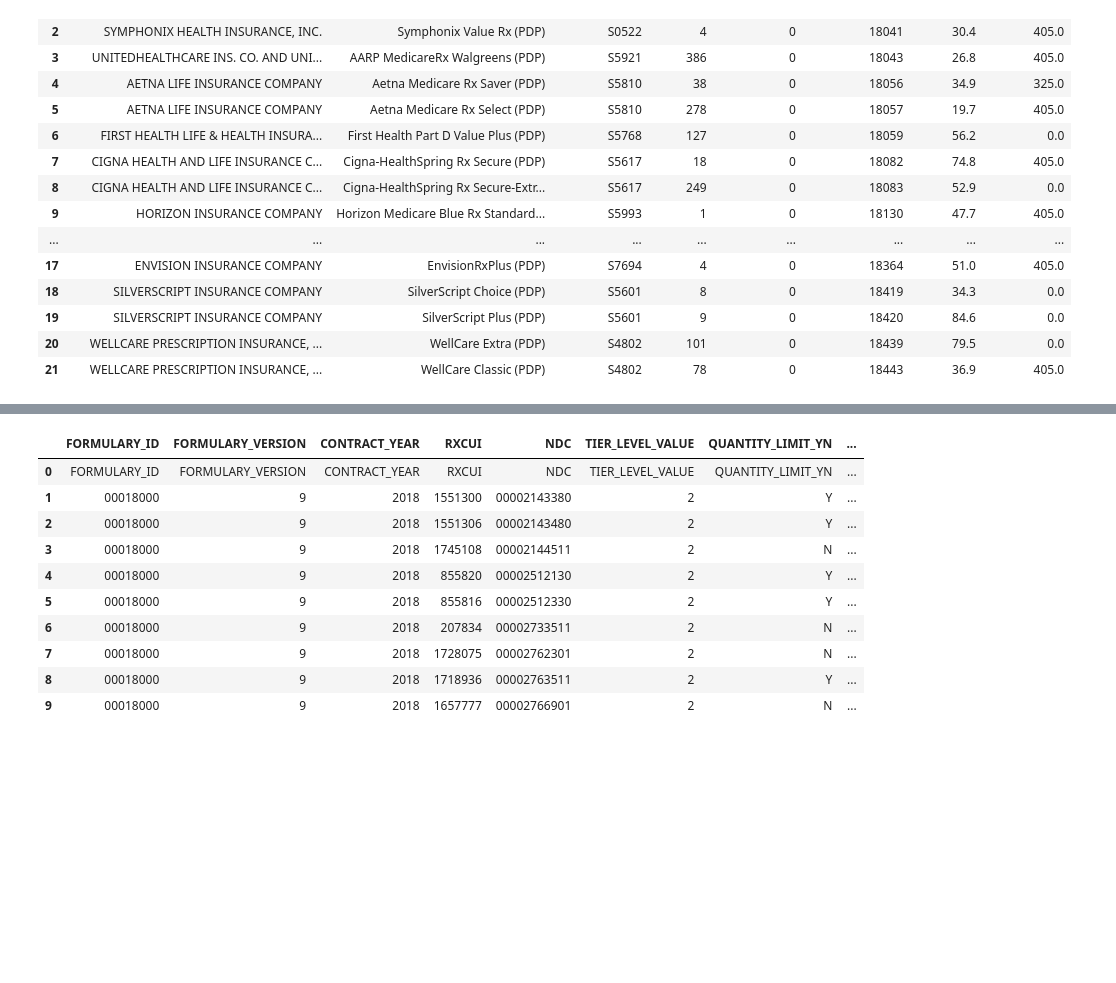
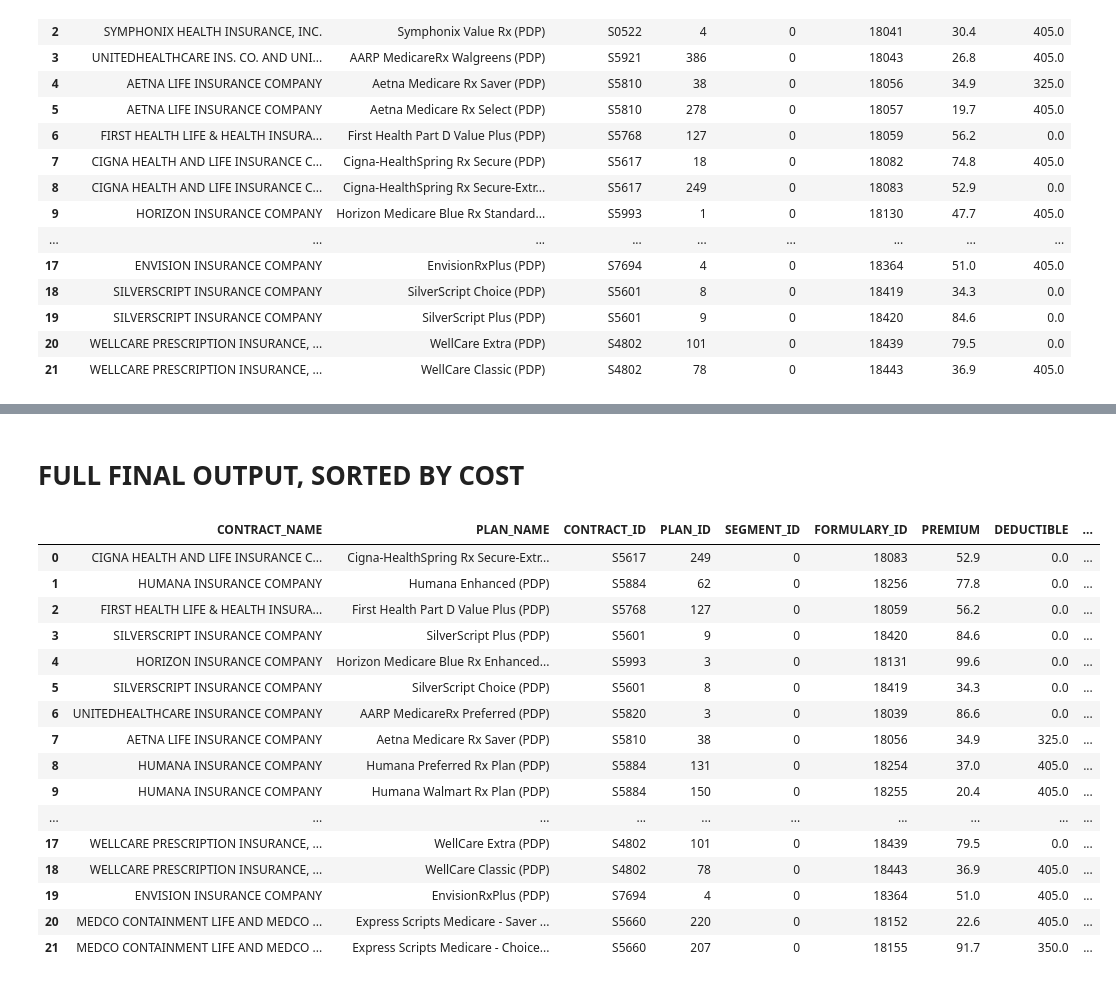
Before and after one commit to khayyamsaleem/medaccess, a Jupyter notebook: src/PDP_FINDER.ipynb, the cells around one changed output, grey strips where cells are left out. Cells and saved outputs as stored; diff of their text form; code cells hidden in the pictures; blank space fills up the shorter version.

```diff
--- a/src/PDP_FINDER.ipynb
+++ b/src/PDP_FINDER.ipynb
@@ -176,14 +217,23 @@ for key in user_generics:
-# %%
-pd.read_sql("select * from FORMULARY_DATA limit 10",conn)
-# %% [output]
-|  | FORMULARY_ID | FORMULARY_VERSION | CONTRACT_YEAR | RXCUI | NDC | TIER_LEVEL_VALUE | QUANTITY_LIMIT_YN | ... |
-| 0 | FORMULARY_ID | FORMULARY_VERSION | CONTRACT_YEAR | RXCUI | NDC | TIER_LEVEL_VALUE | QUANTITY_LIMIT_YN | ... |
-| 1 | 00018000 | 9 | 2018 | 1551300 | 00002143380 | 2 | Y | ... |
-| 2 | 00018000 | 9 | 2018 | 1551306 | 00002143480 | 2 | Y | ... |
-| 3 | 00018000 | 9 | 2018 | 1745108 | 00002144511 | 2 | N | ... |
-| 4 | 00018000 | 9 | 2018 | 855820 | 00002512130 | 2 | Y | ... |
-| 5 | 00018000 | 9 | 2018 | 855816 | 00002512330 | 2 | Y | ... |
-| 6 | 00018000 | 9 | 2018 | 207834 | 00002733511 | 2 | N | ... |
-| 7 | 00018000 | 9 | 2018 | 1728075 | 00002762301 | 2 | N | ... |
-| 8 | 00018000 | 9 | 2018 | 1718936 | 00002763511 | 2 | Y | ... |
-| 9 | 00018000 | 9 | 2018 | 1657777 | 00002766901 | 2 | N | ... |
+# %% [markdown]
+# FULL FINAL OUTPUT, SORTED BY COST
+# %%
+with pd.option_context('display.max_rows', None, 'display.max_columns', 22):
+    display(out)
+# %% [output]
+|  | CONTRACT_NAME | PLAN_NAME | CONTRACT_ID | PLAN_ID | SEGMENT_ID | FORMULARY_ID | PREMIUM | DEDUCTIBLE | ... |
+| 0 | CIGNA HEALTH AND LIFE INSURANCE C... | Cigna-HealthSpring Rx Secure-Extr... | S5617 | 249 | 0 | 18083 | 52.9 | 0.0 | ... |
+| 1 | HUMANA INSURANCE COMPANY | Humana Enhanced (PDP) | S5884 | 62 | 0 | 18256 | 77.8 | 0.0 | ... |
+| 2 | FIRST HEALTH LIFE & HEALTH INSURA... | First Health Part D Value Plus (PDP) | S5768 | 127 | 0 | 18059 | 56.2 | 0.0 | ... |
+| 3 | SILVERSCRIPT INSURANCE COMPANY | SilverScript Plus (PDP) | S5601 | 9 | 0 | 18420 | 84.6 | 0.0 | ... |
+| 4 | HORIZON INSURANCE COMPANY | Horizon Medicare Blue Rx Enhanced... | S5993 | 3 | 0 | 18131 | 99.6 | 0.0 | ... |
+| 5 | SILVERSCRIPT INSURANCE COMPANY | SilverScript Choice (PDP) | S5601 | 8 | 0 | 18419 | 34.3 | 0.0 | ... |
+| 6 | UNITEDHEALTHCARE INSURANCE COMPANY | AARP MedicareRx Preferred (PDP) | S5820 | 3 | 0 | 18039 | 86.6 | 0.0 | ... |
+| 7 | AETNA LIFE INSURANCE COMPANY | Aetna Medicare Rx Saver (PDP) | S5810 | 38 | 0 | 18056 | 34.9 | 325.0 | ... |
+| 8 | HUMANA INSURANCE COMPANY | Humana Preferred Rx Plan (PDP) | S5884 | 131 | 0 | 18254 | 37.0 | 405.0 | ... |
+| 9 | HUMANA INSURANCE COMPANY | Humana Walmart Rx Plan (PDP) | S5884 | 150 | 0 | 18255 | 20.4 | 405.0 | ... |
+| ... | ... | ... | ... | ... | ... | ... | ... | ... | ... |
+| 17 | WELLCARE PRESCRIPTION INSURANCE, ... | WellCare Extra (PDP) | S4802 | 101 | 0 | 18439 | 79.5 | 0.0 | ... |
+| 18 | WELLCARE PRESCRIPTION INSURANCE, ... | WellCare Classic (PDP) | S4802 | 78 | 0 | 18443 | 36.9 | 405.0 | ... |
+| 19 | ENVISION INSURANCE COMPANY | EnvisionRxPlus (PDP) | S7694 | 4 | 0 | 18364 | 51.0 | 405.0 | ... |
+| 20 | MEDCO CONTAINMENT LIFE AND MEDCO ... | Express Scripts Medicare - Saver ... | S5660 | 220 | 0 | 18152 | 22.6 | 405.0 | ... |
+| 21 | MEDCO CONTAINMENT LIFE AND MEDCO ... | Express Scripts Medicare - Choice... | S5660 | 207 | 0 | 18155 | 91.7 | 350.0 | ... |
```
Also changed, not shown: parts of 7 cells of this notebook.
